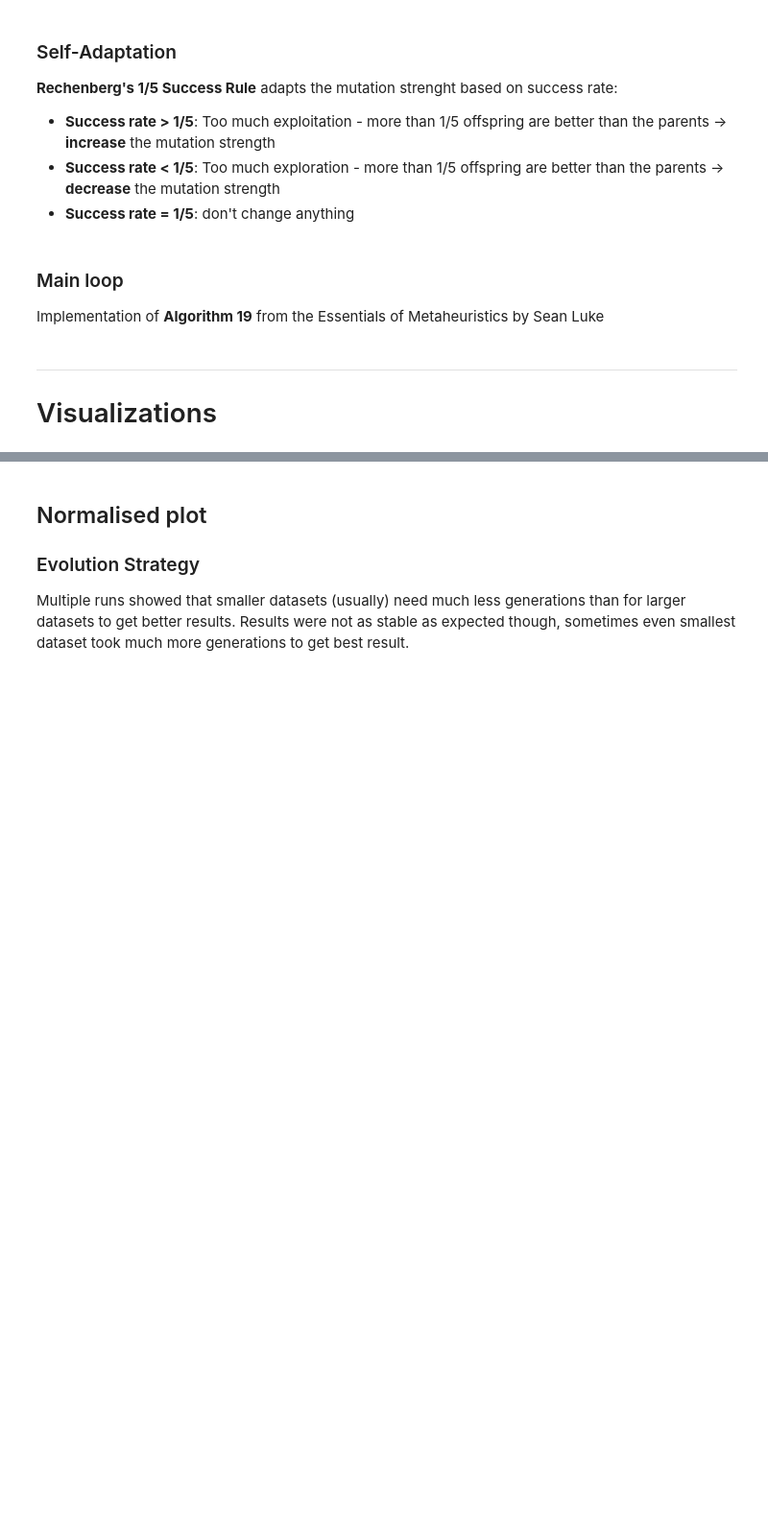
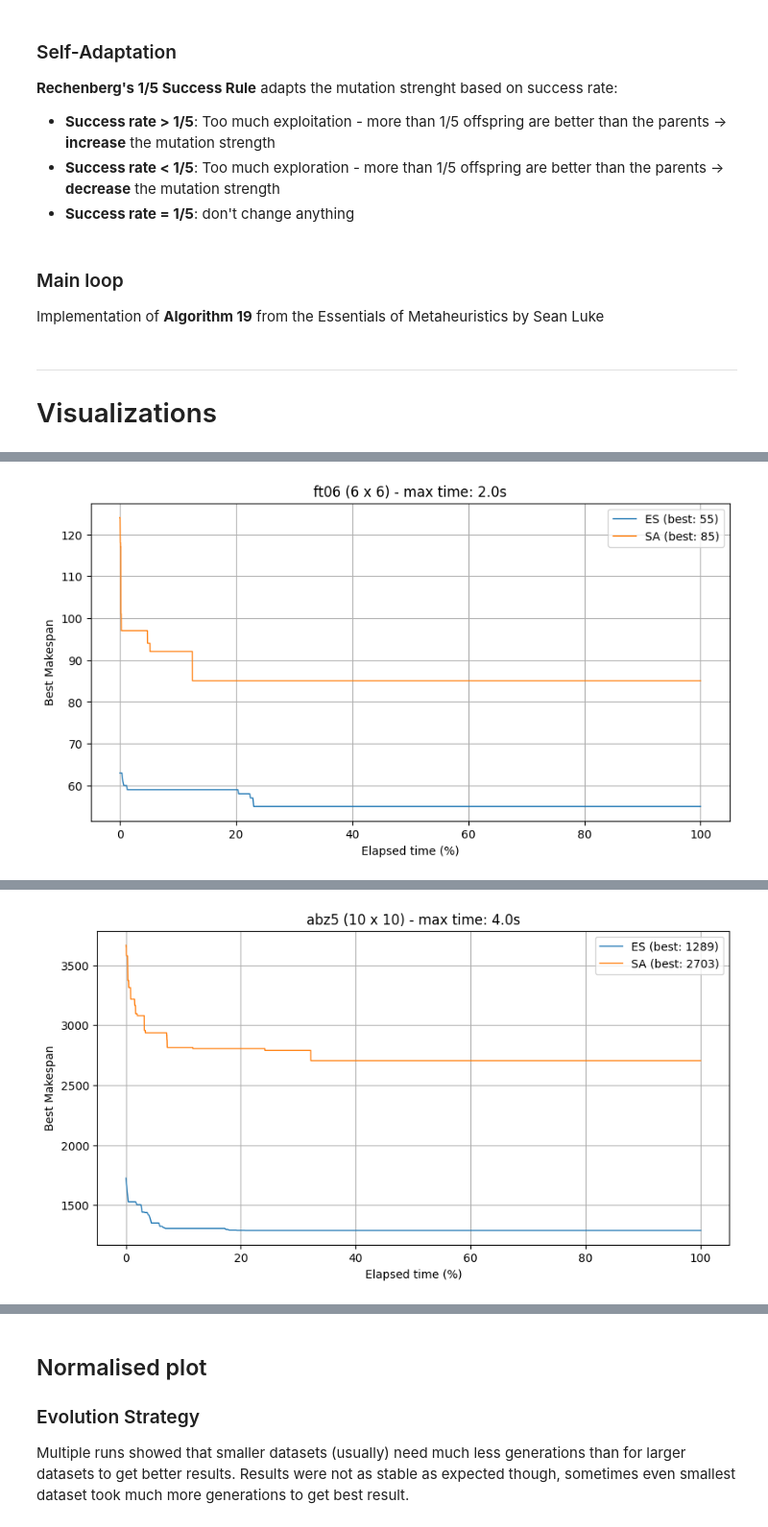
Before and after one commit to andrej-kutny/iops-roa, a Jupyter notebook: iops-roa-giustacchini-kutny.ipynb, the cells around one changed output, grey strips where cells are left out. Shown at 96% size. Drawn from its saved outputs; the diff is of its cells as text; code cells hidden in the pictures; blank space fills up the shorter version.

```diff
--- a/iops-roa-giustacchini-kutny.ipynb
+++ b/iops-roa-giustacchini-kutny.ipynb
@@ -361,0 +371,36 @@ def evolution_strategy(data, mu, lam, max_generations, c=0.85, max_elapsed_time
+# %%
+for dataset_name, max_time in [('ft06', 2.), ('abz5', 4.), ('la36', 8.), ('swv10', 12.)]:
+    data = load_from_dataset(dataset_name)
+    num_jobs, num_machines, _ = data.shape
+    label = f"{dataset_name} ({num_jobs} x {num_machines})"
+
+    # ES
+    _, es_makespan, _, es_time_hist, es_elapsed = evolution_strategy(
+        data, mu=10, lam=70, max_generations=5000, max_elapsed_time=max_time
+    )
+    print(f"ES - {label} - Best makespan: {es_makespan}, elapsed: {es_elapsed:.2f}s")
+
+    # SA
+    candidate_solution = generate_random_solution(num_jobs, num_machines)
+    _, sa_makespan, _, sa_time_hist, sa_elapsed = simulated_annealing(
+        candidate_solution, data, t=10**9, target_time=0, max_elapsed_time=max_time
+    )
+    print(f"SA - {label} - Best makespan: {sa_makespan}, elapsed: {sa_elapsed:.2f}s")
+
+    # Convert to % of time budget
+    es_pct = [t / max_time * 100 for t, _ in es_time_hist]
+    es_vals = [m for _, m in es_time_hist]
+    sa_pct = [t / max_time * 100 for t, _ in sa_time_hist]
+    sa_vals = [m for _, m in sa_time_hist]
+
+    # Plotting
+    plt.figure(figsize=(10, 5))
+    plt.plot(es_pct, es_vals, linewidth=1, label=f'ES (best: {es_makespan})')
+    plt.plot(sa_pct, sa_vals, linewidth=1, label=f'SA (best: {sa_makespan})')
+    plt.xlabel('Elapsed time (%)')
+    plt.ylabel('Best Makespan')
+    plt.title(f'{label} - max time: {max_time}s')
+    plt.grid(True)
+    plt.legend(loc='upper right')
+    plt.show()
+# %% [output]
@@ -361,0 +409 @@ def evolution_strategy(data, mu, lam, max_generations, c=0.85, max_elapsed_time
+[figure, added]
@@ -361,0 +412 @@ def evolution_strategy(data, mu, lam, max_generations, c=0.85, max_elapsed_time
+[figure, added]
```
Also changed, not shown: parts of 9 cells of this notebook.
